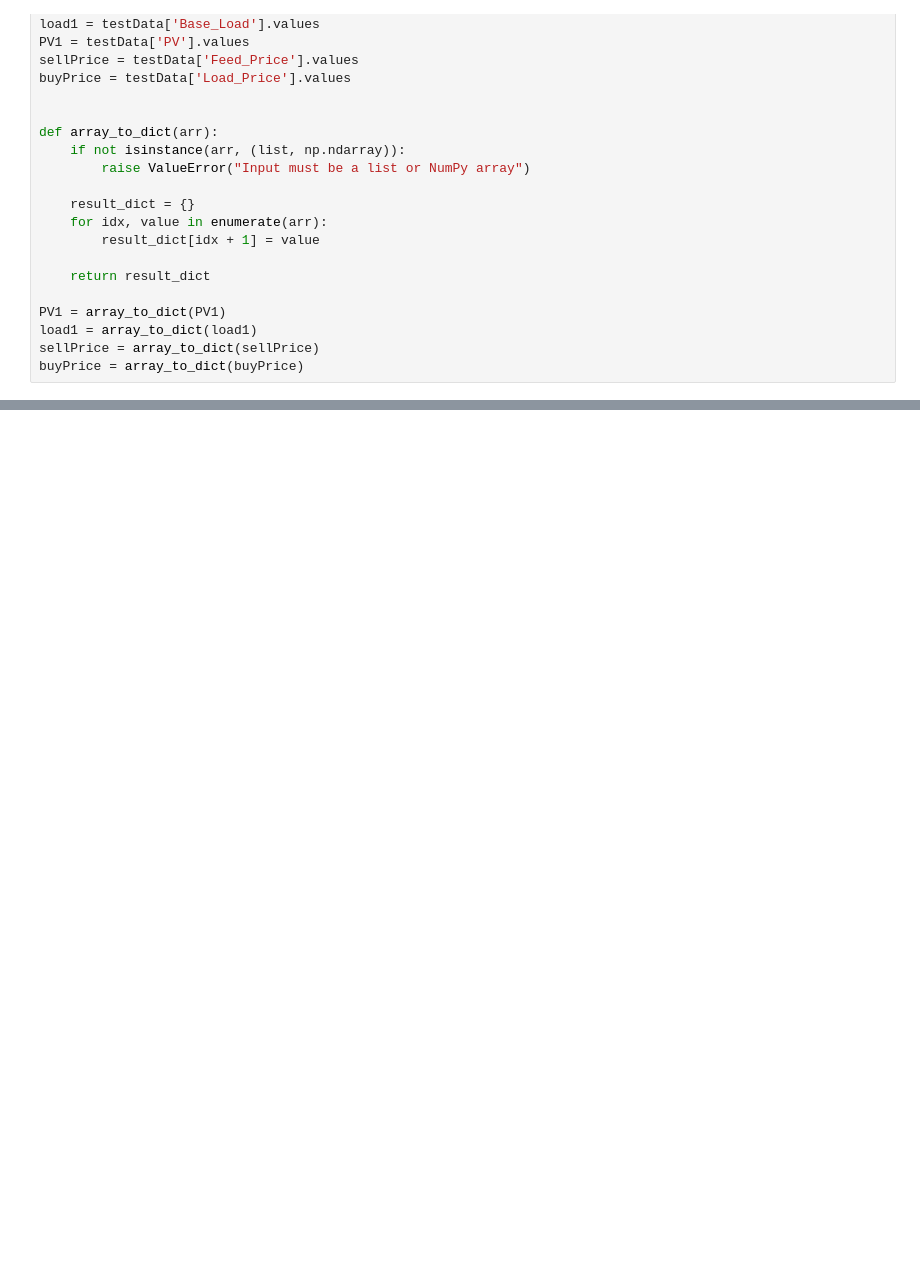
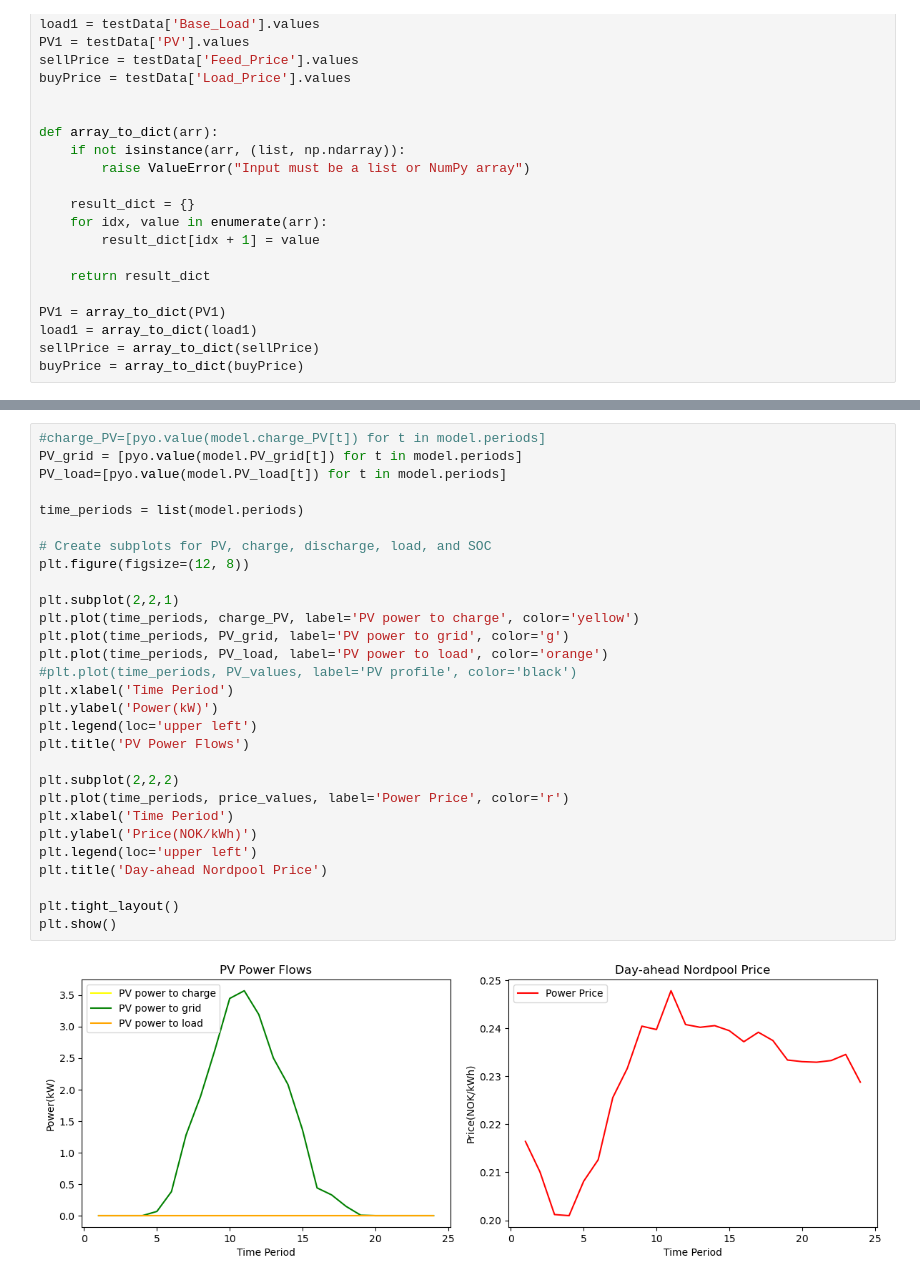
Before and after one commit to BenjaminTro/Cineldi, a Jupyter notebook: Task3_testing.ipynb, the cells around one changed output, grey strips where cells are left out. Cells and saved outputs as stored; diff of their text form; blank space fills up the shorter version.

```diff
--- a/Task3_testing.ipynb
+++ b/Task3_testing.ipynb
@@ -160,3 +214,34 @@ plt.show()
+# %%
+#charge_PV=[pyo.value(model.charge_PV[t]) for t in model.periods]
+PV_grid = [pyo.value(model.PV_grid[t]) for t in model.periods]
+PV_load=[pyo.value(model.PV_load[t]) for t in model.periods]
+
+time_periods = list(model.periods)
+
+# Create subplots for PV, charge, discharge, load, and SOC
+plt.figure(figsize=(12, 8))
+
+plt.subplot(2,2,1)
+plt.plot(time_periods, charge_PV, label='PV power to charge', color='yellow')
+plt.plot(time_periods, PV_grid, label='PV power to grid', color='g')
+plt.plot(time_periods, PV_load, label='PV power to load', color='orange')
+#plt.plot(time_periods, PV_values, label='PV profile', color='black')
+plt.xlabel('Time Period')
+plt.ylabel('Power(kW)')
+plt.legend(loc='upper left')
+plt.title('PV Power Flows')
+
+plt.subplot(2,2,2)
+plt.plot(time_periods, price_values, label='Power Price', color='r')
+plt.xlabel('Time Period')
+plt.ylabel('Price(NOK/kWh)')
+plt.legend(loc='upper left')
+plt.title('Day-ahead Nordpool Price')
+
+plt.tight_layout()
+plt.show()
+# %% [output]
+[figure, added]
 # %%
 import matplotlib.pyplot as plt
 import numpy as np
```
Also changed, not shown: parts of 9 cells of this notebook.
